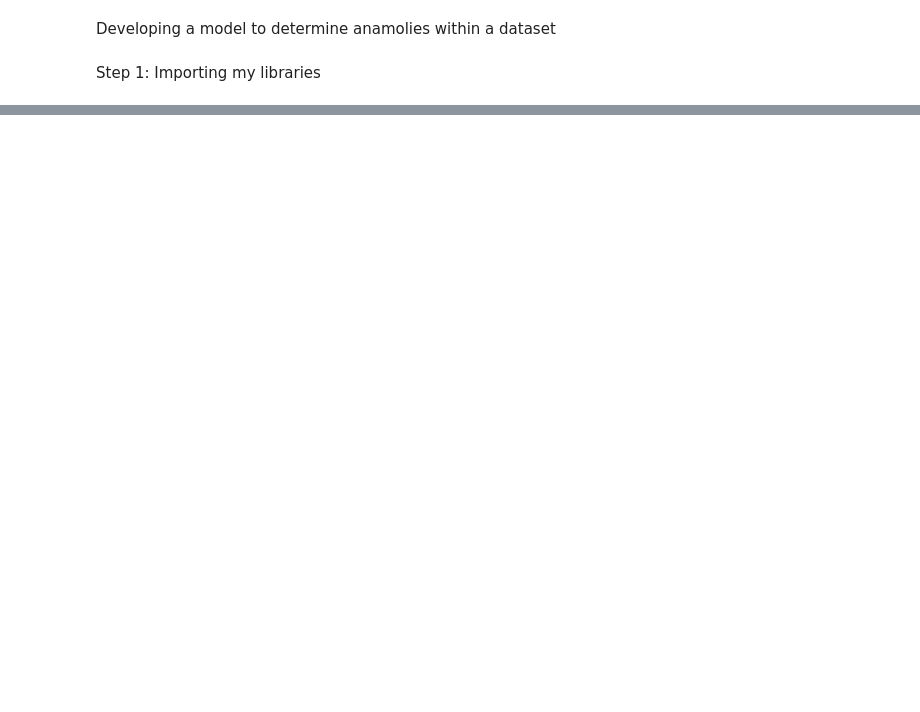
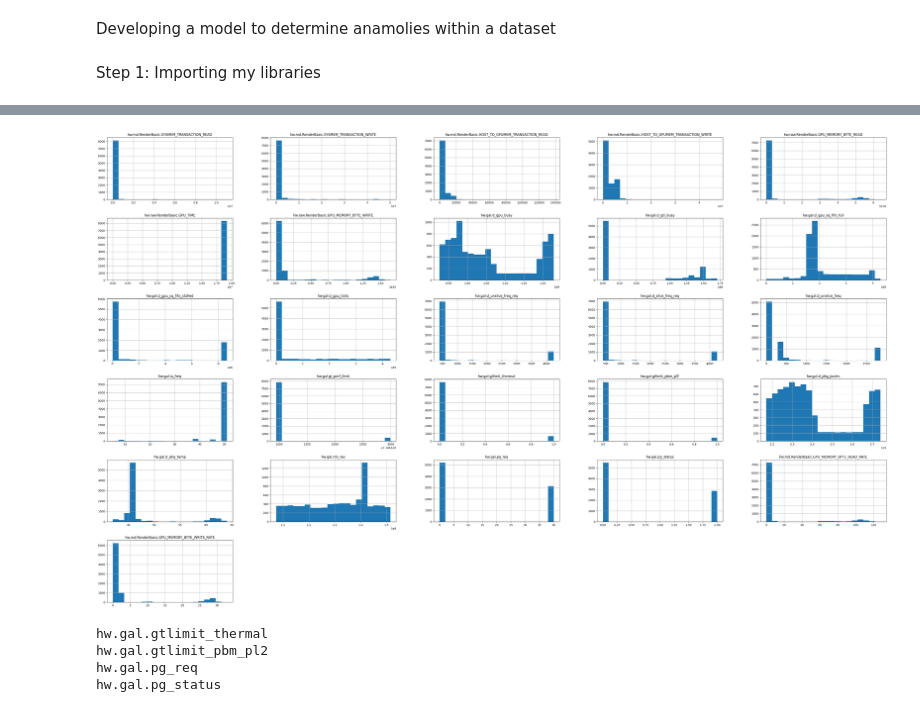
Before and after one commit to hitha-vargantiFM/ML_model, a Jupyter notebook: model1.ipynb, the cells around one changed output, grey strips where cells are left out. Saved outputs shown, nothing was run; the diff lists cells and outputs as text; code cells hidden in the pictures; blank space fills up the shorter version.

```diff
--- a/model1.ipynb
+++ b/model1.ipynb
@@ -37,0 +86,3 @@ feature engineering steps:
+# %%
+df_cleaned = df.drop(columns = {'hw.gpu.symbols.GpuTimestampFrequency', 'hw.gal.d_crystal_clock', 'hw.gal.d_slice_freq', 'hw.gal.ring_freq', 'hw.gal.qclk_ratio', 'hw.gal.qclk_base', 'hw.gal.gtlimit_prochot','hw.gal.gtlimit_ratl','hw.gal.gtlimit_vr_thermalert','hw.gal.gtlimit_vr_tdc','hw.gal.gtlimit_other','hw.gal.gtlimit_max_vid','hw.gal.gtlimit_pbm_pl1','hw.gal.gtlimit_ineff_op','hw.gal.gtlimit_psys_crit','hw.gal.ia_pstate_limit'})
+df_cleaned.head()
@@ -37,0 +108,19 @@ feature engineering steps:
+# %%
+sample_z_score = df_cleaned.drop(columns='timestamp')
+sample_z_score.hist(bins = 20, figsize =(50, 30))
+plt.show()
+# %% [output]
+[figure, added]
+# %%
+#if they have two unique values, I'll drop because they are basically identifiers
+def check_unique_two(df):
+    for column in df.columns:
+        unique_values = df[column].unique()
+        if len(unique_values) == 2:
+            print(f"{column}")
+check_unique_two(df)
+# %% [output]
+hw.gal.gtlimit_thermal
+hw.gal.gtlimit_pbm_pl2
+hw.gal.pg_req
+hw.gal.pg_status
```
Also changed, not shown: parts of 13 cells of this notebook.
